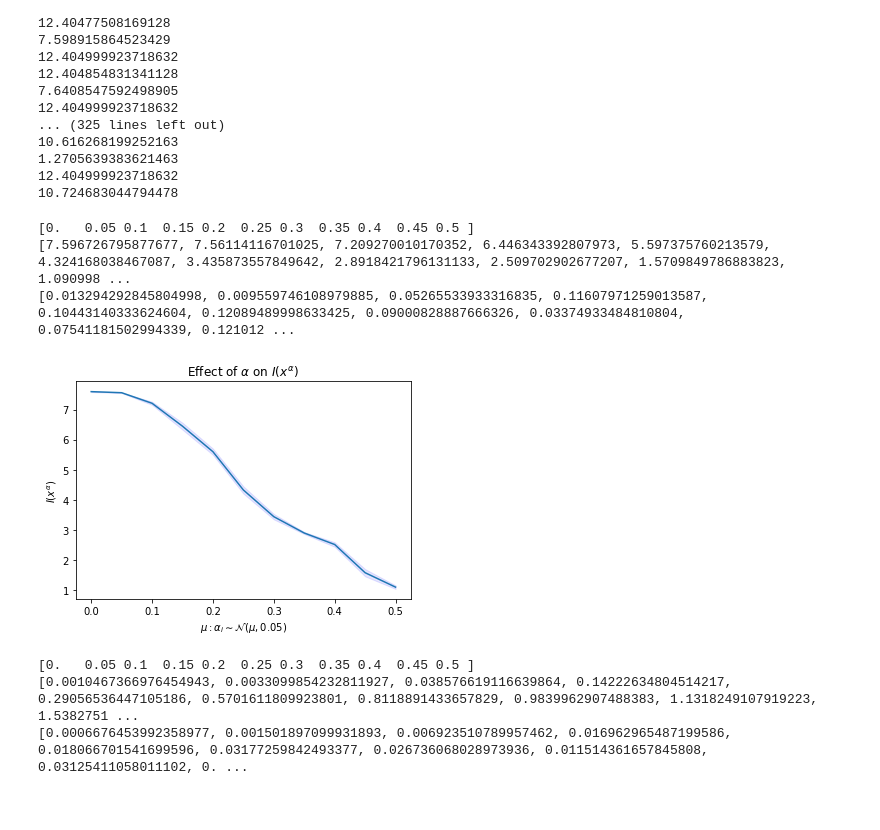
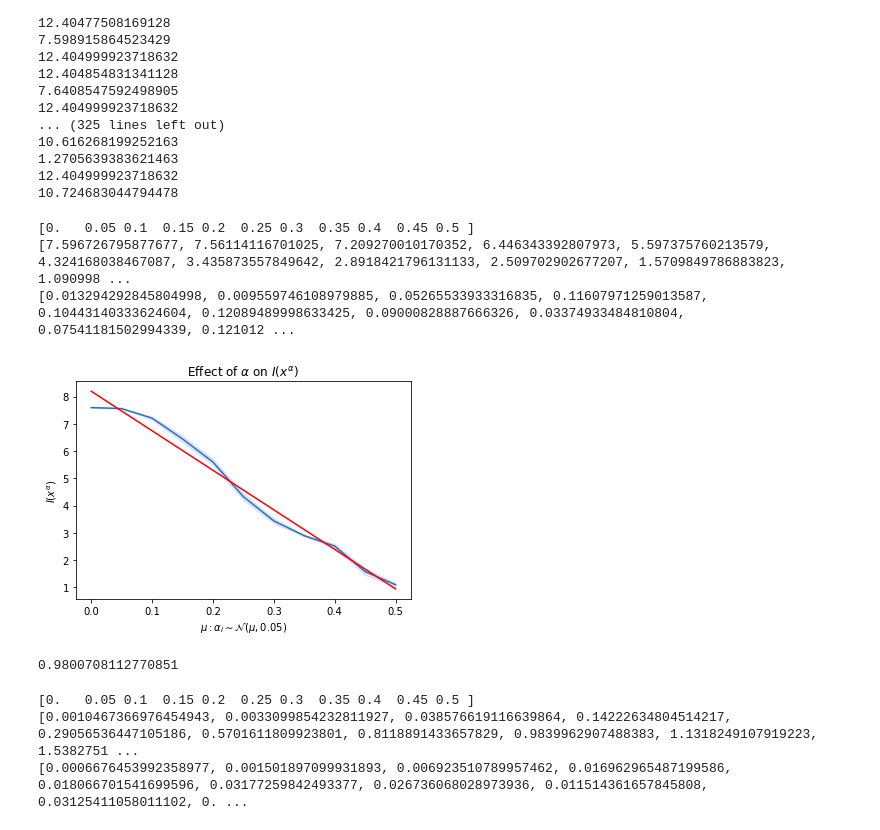
Before and after one commit to jfinocchiaro/divisible-allocation-inequality, a Jupyter notebook: no-money/coursematch_preproc.ipynb, the cells around one changed output. Drawn from its saved outputs; the diff is of its cells as text; code cells hidden in the pictures.

```diff
--- a/no-money/coursematch_preproc.ipynb
+++ b/no-money/coursematch_preproc.ipynb
@@ -153,24 +154,32 @@ with open('pickles/alpha_trial_dict_alphas_classconstraints.pickle', 'rb') as ha
 # %%
 print(alphas)
 y = [np.mean(x) for x in alpha_trial_dict_inequality.values()]
 print(y)
 
 #some confidence interval
 ci = [1.96 * np.std(why)/np.sqrt(len(why)) for why in alpha_trial_dict_inequality.values()]
 print(ci)
 
-
+slope, intercept, r_value, p_value, std_err = stats.linregress(alphas, y)
 plt.plot(alphas, y)
 plt.fill_between(alphas, ([y[i] - ci[i] for i in range(len(y))]), ([y[i] + ci[i] for i in range(len(y))]), color='b', alpha=.1)
+
+mn=np.min(alphas)
+mx=np.max(alphas)
+x1=np.linspace(mn,mx,500)
+y1=slope*x1+intercept
+plt.plot(x1,y1,'-r')
 plt.title('Effect of $\\alpha$ on $I(x^\\alpha)$')
 plt.xlabel('$\\mu : \\alpha_i \\sim \\mathcal{N}(\\mu, 0.05)$')
 plt.ylabel('$I(x^\\alpha)$')
 plt.show()
+print(r_value ** 2)
 # %% [output]
 [0.   0.05 0.1  0.15 0.2  0.25 0.3  0.35 0.4  0.45 0.5 ]
 [7.596726795877677, 7.56114116701025, 7.209270010170352, 6.446343392807973, 5.597375760213579, 4.324168038467087, 3.435873557849642, 2.8918421796131133, 2.509702902677207, 1.5709849786883823, 1.090998 ...
 [0.013294292845804998, 0.009559746108979885, 0.05265533933316835, 0.11607971259013587, 0.10443140333624604, 0.12089489998633425, 0.09000828887666326, 0.03374933484810804, 0.07541181502994339, 0.121012 ...
-[figure, old version]
+[figure, new version]
+0.9800708112770851
 # %%
 print(alphas)
 #print(alpha_trial_dict_allocu)
```
Also changed, not shown: parts of 1 cell of this notebook.
